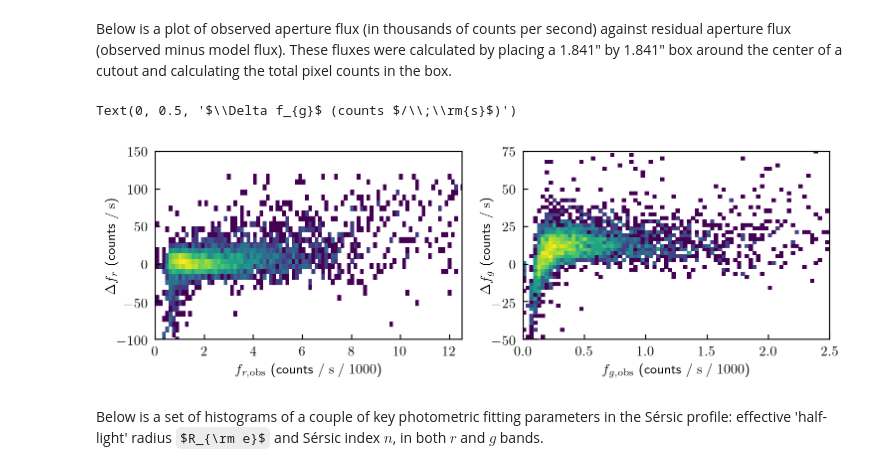
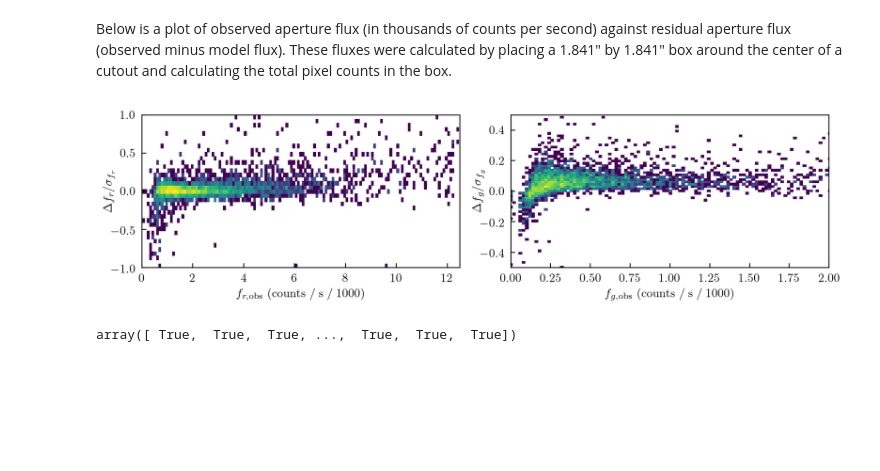
Before and after one commit to apcloonan/galaxy-galaxy-sel, a Jupyter notebook: plotting.ipynb, the cells around one changed output. Saved outputs shown, nothing was run; the diff lists cells and outputs as text; code cells hidden in the pictures; some formulas as TeX source; blank space fills up the shorter version.

```diff
--- a/plotting.ipynb
+++ b/plotting.ipynb
@@ -75,9 +122,10 @@ sl_gr = sl_g - sl_r
 # %%
-
 des_filt = (np.isfinite(des_r) & np.isfinite(des_g) & np.isfinite(des_gr))
 des_r_filt = des_r[des_filt]
 des_g_filt = des_g[des_filt]
 des_gr_filt = des_gr[des_filt]
+
+des_ellip_filt = des_data['er'][des_filt]
 
 # DES Sersic photometry parameters
 
@@ -88,19 +136,21 @@ des_rr = des_data['Rr'][des_filt] * plate_scale     # half-light radius (in arcs
 des_ng = des_data['ng'][des_filt]
 des_rg = des_data['Rg'][des_filt] * plate_scale
 
-sl_nr = sl_data['nr']                               # Sersic index
-sl_rr = sl_data['Rr'] * plate_scale                 # half-light radius (in arcsec)
-sl_ng = sl_data['ng']
-sl_rg = sl_data['Rg'] * plate_scale
+sl_nr = sl_data98['nr']                               # Sersic index
+sl_rr = sl_data98['Rr'] * plate_scale                 # half-light radius (in arcsec)
+sl_ng = sl_data98['ng']
+sl_rg = sl_data98['Rg'] * plate_scale
+
+sl_ellip = sl_data98['er']
 
 # residual flux values
 # this still needs to be scaled with uncertainty, which I need to implement a calculation for
 
-des_resflux_r = des_data['obs_flux_35pm3_r'] - des_data['mod_flux_35pm3_r']
-des_resflux_g = des_data['obs_flux_35pm3_g'] - des_data['mod_flux_35pm3_g']
+des_resflux_r = (des_data['obs_flux_35pm3_r'] - des_data['mod_flux_35pm3_r']) / des_data['mod_flux_35pm3_err_r']
+des_resflux_g = (des_data['obs_flux_35pm3_g'] - des_data['mod_flux_35pm3_g']) / des_data['mod_flux_35pm3_err_r']
 
-sl_resflux_r = sl_data['obs_flux_35pm3_r'] - sl_data['mod_flux_35pm3_r']
-sl_resflux_g = sl_data['obs_flux_35pm3_g'] - sl_data['mod_flux_35pm3_g']
+sl_resflux_r = (sl_data98['obs_flux_35pm3_r'] - sl_data98['mod_flux_35pm3_r']) #/ sl_data98['mod_flux_35pm3_err_r']
+sl_resflux_g = (sl_data98['obs_flux_35pm3_g'] - sl_data98['mod_flux_35pm3_g']) #/ sl_data98['mod_flux_35pm3_err_g']
 # %%
 plt.figure(figsize=(6,6))
 #plt.hist2d(sdss_r_lowz, sdss_color_lowz, bins=650, norm=LogNorm())
@@ -183,44 +358,49 @@ fig, (resr, resg) = plt.subplots(1,2, figsize=(8.75,2.5))
 '''
 filtr = (-120 < sl_resflux_r) & (sl_resflux_r < 120) & (sl_data['obs_flux_35pm3_r'] < 16000)
 filtg = (-120 < sl_resflux_g) & (sl_resflux_g  < 120) & (sl_data['obs_flux_35pm3_g'] < 2500)
 
 resr.hist2d(sl_data['obs_flux_35pm3_r'][filtr] / 1000
             , sl_resflux_r[filtr]
             , bins=10, cmap='viridis', norm=LogNorm()
            )
 resg.hist2d(sl_data['obs_flux_35pm3_g'][filtg] / 1000
             , sl_resflux_g[filtg]
             , bins=10, cmap='viridis', norm=LogNorm()
            )'''
 
 
-filtr = (des_resflux_r < 120) & (des_data['obs_flux_35pm3_r'] < 16000)
-filtg = (des_resflux_g < 120) & (des_data['obs_flux_35pm3_g'] < 2500)
+filtr = (des_resflux_r < 1) & (des_data['obs_flux_35pm3_r'] < 16000) & np.invert(np.isnan(des_resflux_r)) & np.isfinite(des_resflux_r)
+filtg = (des_resflux_g < 0.5) & (des_data['obs_flux_35pm3_g'] < 2500) & np.invert(np.isnan(des_resflux_g)) & np.isfinite(des_resflux_g)
 
 resr.hist2d(des_data['obs_flux_35pm3_r'][filtr] / 1000
-            , des_resflux_r[filtr], bins=120, cmap='viridis', norm=LogNorm()
+            , des_resflux_r[filtr], bins=175, cmap='viridis', norm=LogNorm()
            )
 resg.hist2d(des_data['obs_flux_35pm3_g'][filtg] / 1000
-            , des_resflux_g[filtg], bins=80, cmap='viridis', norm=LogNorm()
+            , des_resflux_g[filtg], bins=125, cmap='viridis', norm=LogNorm()
            )
 
 
 resr.set_xlim(0, 12.5)
-resg.set_xlim(0, 2.5)
+resg.set_xlim(0, 2)
 
-resr.set_ylim(-100, 150)
-resg.set_ylim(-50, 75)
+resr.set_ylim(-1, 1)
+resg.set_ylim(-0.5, 0.5)
 
 resr.set_xlabel(r'$f_{r,\rm{obs}}$ (counts $/\;\rm{s}\;/\;1000$)')
-resr.set_ylabel(r'$\Delta f_{r}$ (counts $/\;\rm{s}$)', labelpad=-2)
+resr.set_ylabel(r'$\Delta f_{r}  / \sigma_{f_r}$', labelpad=-5)
 
 resg.set_xlabel(r'$f_{g,\rm{obs}}$ (counts $/\;\rm{s}\;/\;1000$)')
-resg.set_ylabel(r'$\Delta f_{g}$ (counts $/\;\rm{s}$)', labelpad=-2)
+resg.set_ylabel(r'$\Delta f_{g}  / \sigma_{f_g}$', labelpad=-5)
+
+plt.tight_layout()
+
+fig.savefig('../flux_bias.jpg', format='jpeg')
 
 #fig.savefig('/home/acloonan/ASTR285s22/projects/acloonan/first_fig.jpg', format='jpeg')
 # %% [output]
-Text(0, 0.5, '$\\Delta f_{g}$ (counts $/\\;\\rm{s}$)')
-[figure, old version]
+[figure, new version]
-# %% [markdown]
-Below is a set of histograms of a couple of key photometric fitting parameters in the Sérsic profile: effective 'half-light' radius $R_{\rm e}$ and Sérsic index $n$, in both $r$ and $g$ bands.
+# %%
+np.invert(np.isnan(des_resflux_r))
+# %% [output]
+array([ True,  True,  True, ...,  True,  True,  True])
 # %%
```
Also changed, not shown: parts of 18 cells of this notebook.
